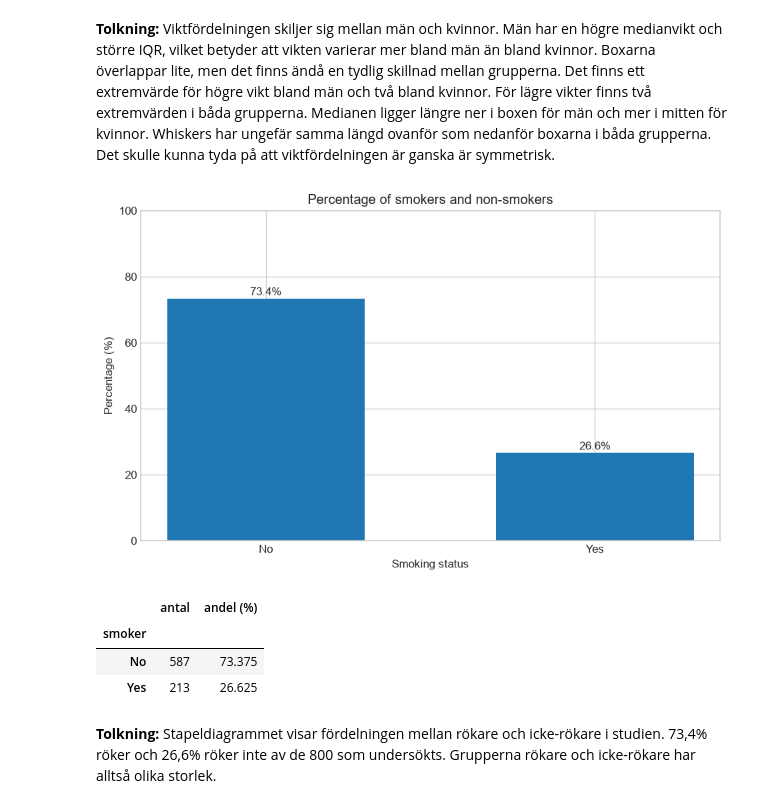
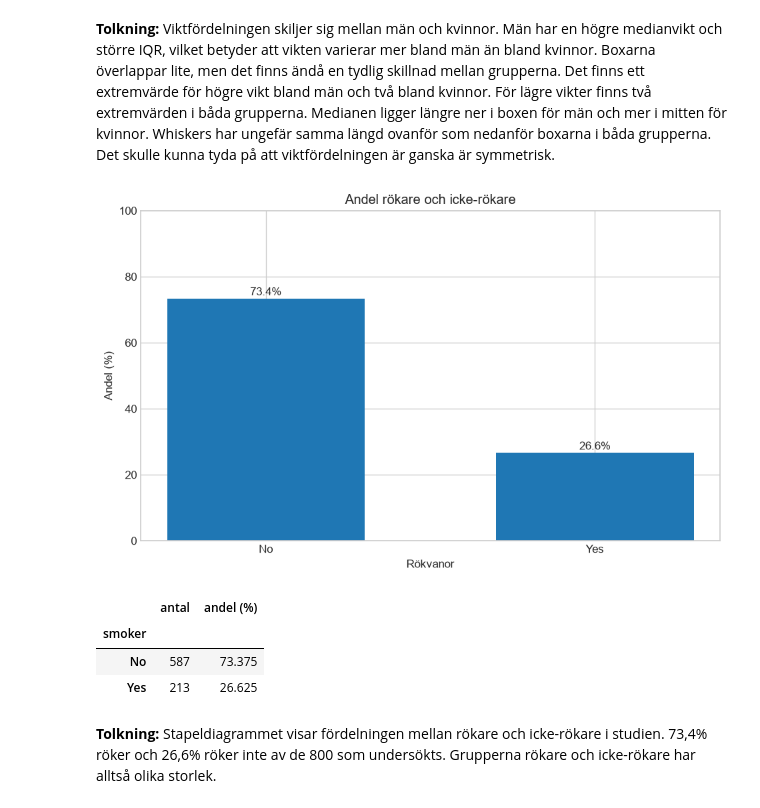
Before and after one commit to kape-code/health-study, a Jupyter notebook: report.ipynb, the cells around one changed output. Saved outputs shown, nothing was run; the diff lists cells and outputs as text; code cells hidden in the pictures.

```diff
--- a/report.ipynb
+++ b/report.ipynb
@@ -409,10 +409,10 @@ class HealthVisualizer:
             ylim=(0, max(female_weight.max(), male_weight.max()) + 20)
         )
 
-    def boxplot(self, data, labels, title, xlabel, ylabel, grid=True, ylim=None):
+    def boxplot(self, data_in, labels, title, xlabel, ylabel, grid=True, ylim=None):
         """Creates a box plot."""
 
-        plt.boxplot(data, tick_labels=labels)
+        plt.boxplot(data_in, tick_labels=labels)
 
         plt.title(title)
         plt.xlabel(xlabel)
@@ -434,9 +434,9 @@ class HealthVisualizer:
         bars = ax.bar(x, y, width=width)
 
         if labels:
-            for bar, value in zip(bars, y):
+            for bar_item, value in zip(bars, y):
                 ax.text(
-                    bar.get_x() + bar.get_width() / 2,
+                    bar_item.get_x() + bar_item.get_width() / 2,
                     value + 1,
                     f"{value:.1f}%",
                     ha="center"
@@ -626,24 +626,24 @@ visualizer.plot_weight_by_gender()
 # %%
 # Smoker summary
 smoker_summary = analyzer.get_summary_smoker()
 # Stapeldiagram över andelen rökare
 # visualizer.plot_smoker(smoker_summary)
 fig, ax = plt.subplots()
 visualizer.barplot(
     ax,
     smoker_summary["andel (%)"].index,
     smoker_summary["andel (%)"].values,
-    "Percentage of smokers and non-smokers",
-    "Smoking status",
-    "Percentage (%)",
+    "Andel rökare och icke-rökare",
+    "Rökvanor",
+    "Andel (%)",
     ylim=(0, 100),
     labels=True
 )
 fig.tight_layout()
 plt.show()
 display(smoker_summary)
 # %% [output]
-[figure, old version]
+[figure, new version]
 |  | antal | andel (%) |
 | smoker |  |  |
 | No | 587 | 73.375 |
```
